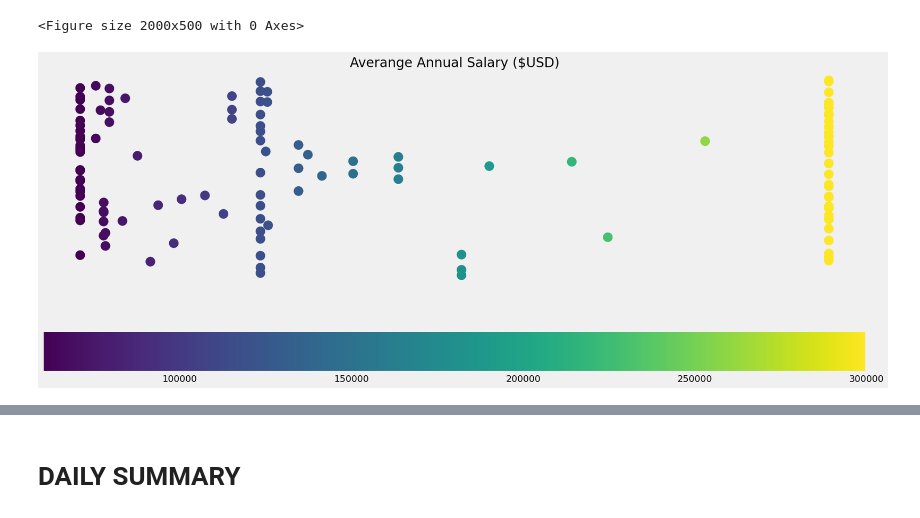
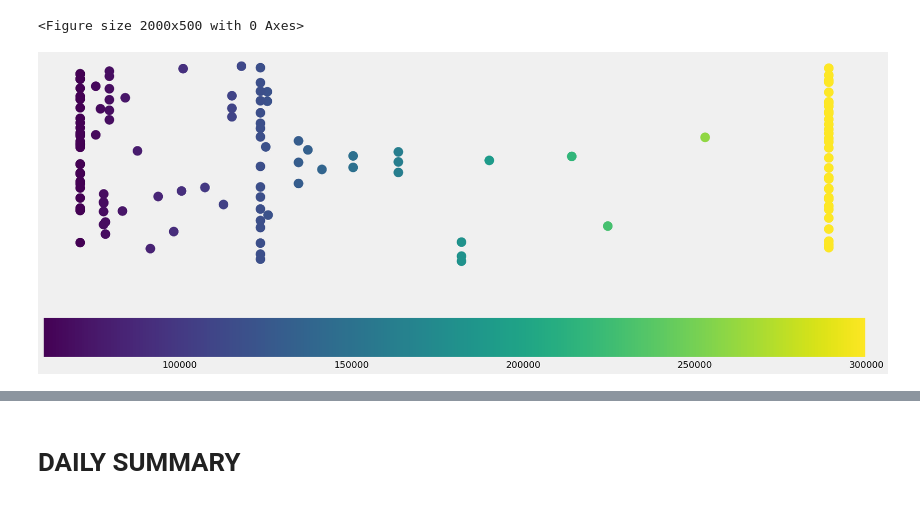
Before and after one commit to danielrodriguez007/Data_Analysis, a Jupyter notebook: Project_Search.ipynb, the cells around one changed output, grey strips where cells are left out. Cells and saved outputs as stored; diff of their text form; code cells hidden in the pictures.

```diff
--- a/Project_Search.ipynb
+++ b/Project_Search.ipynb
@@ -376,12 +382,11 @@ px.scatter(df,y='final_salary',color='via')
 # %%
 plt.figure(figsize=(20,8))
 cmap = plt.cm.cool
 
 plt.scatter(y=df.index, x=df['final_salary'], c=df['final_salary'],s=200)
-plt.title("Averange Annual Salary ($USD)")
 plt.axis("off")
 plt.colorbar(cmap=cmap, orientation='horizontal',)
 plt.savefig('/content/drive/MyDrive/Colab Notebooks/Charts Jobs/AvgSalaries.png')
 # %% [output]
-[figure, old version]
+[figure, new version]
 # %%
```
Also changed, not shown: parts of 19 cells of this notebook.
